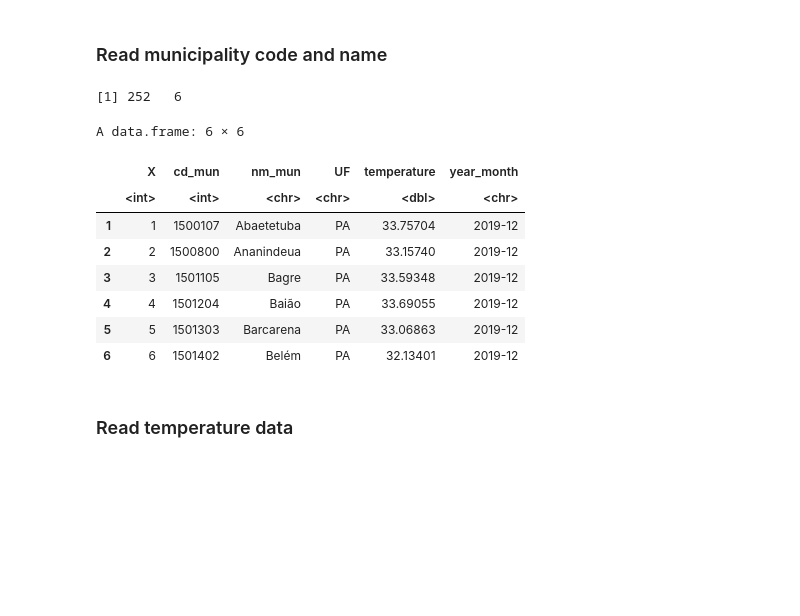
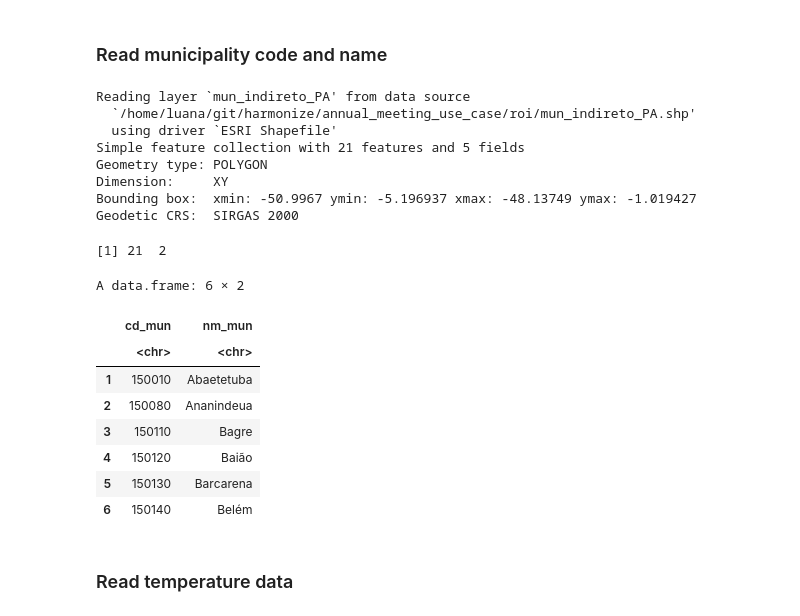
Before and after one commit to Harmonize-Brazil/annual-meeting-bdclab-demo, a Jupyter notebook: 3.plot_months.ipynb, the cells around one changed output. Drawn from its saved outputs; the diff is of its cells as text; code cells hidden in the pictures; blank space fills up the shorter version.

```diff
--- a/3.plot_months.ipynb
+++ b/3.plot_months.ipynb
@@ -41,27 +57,34 @@ YEAR <- "2019"
 # %% [markdown]
 ### Read municipality code and name
 # %%
-FILENAME <- paste0("data_tempmaxmean_months_", YEAR, ".csv")
-
-shape_df <- read.csv(FILENAME) #%>%
-
-  select(cd_mun, nm_mun) %>%
-  # mutate(cd_mun = substr(cd_mun, 1, nchar(cd_mun) - 1)) %>%
-  # distinct()
+shape_df <- st_read("roi/mun_indireto_PA.shp") %>%
+  as.data.frame() %>%
+  select(CD_MUN, NM_MUN) %>%
+  rename(cd_mun = CD_MUN, nm_mun = NM_MUN) %>%
+  # Removes last char of municipality cd_mun
+  mutate(cd_mun = substr(cd_mun, 1, nchar(cd_mun) - 1))
 
 dim(shape_df)
 head(shape_df)
 # %% [output]
-[1] 252   6
+Reading layer `mun_indireto_PA' from data source
+  `/home/luana/git/harmonize/annual_meeting_use_case/roi/mun_indireto_PA.shp'
+  using driver `ESRI Shapefile'
+Simple feature collection with 21 features and 5 fields
+Geometry type: POLYGON
+Dimension:     XY
+Bounding box:  xmin: -50.9967 ymin: -5.196937 xmax: -48.13749 ymax: -1.019427
+Geodetic CRS:  SIRGAS 2000
-A data.frame: 6 × 6
+[1] 21  2
+A data.frame: 6 × 2
-|  | X | cd_mun | nm_mun | UF | temperature | year_month |
-|  | <int> | <int> | <chr> | <chr> | <dbl> | <chr> |
-| 1 | 1 | 1500107 | Abaetetuba | PA | 33.75704 | 2019-12 |
-| 2 | 2 | 1500800 | Ananindeua | PA | 33.15740 | 2019-12 |
-| 3 | 3 | 1501105 | Bagre | PA | 33.59348 | 2019-12 |
-| 4 | 4 | 1501204 | Baião | PA | 33.69055 | 2019-12 |
-| 5 | 5 | 1501303 | Barcarena | PA | 33.06863 | 2019-12 |
-| 6 | 6 | 1501402 | Belém | PA | 32.13401 | 2019-12 |
+|  | cd_mun | nm_mun |
+|  | <chr> | <chr> |
+| 1 | 150010 | Abaetetuba |
+| 2 | 150080 | Ananindeua |
+| 3 | 150110 | Bagre |
+| 4 | 150120 | Baião |
+| 5 | 150130 | Barcarena |
+| 6 | 150140 | Belém |
 # %% [markdown]
 ### Read temperature data
 # %%
```
Also changed, not shown: parts of 5 cells of this notebook, 2 other files.
